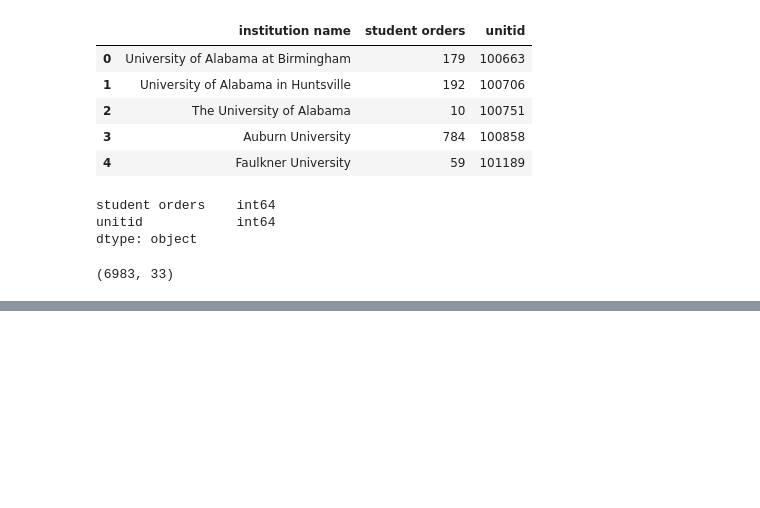
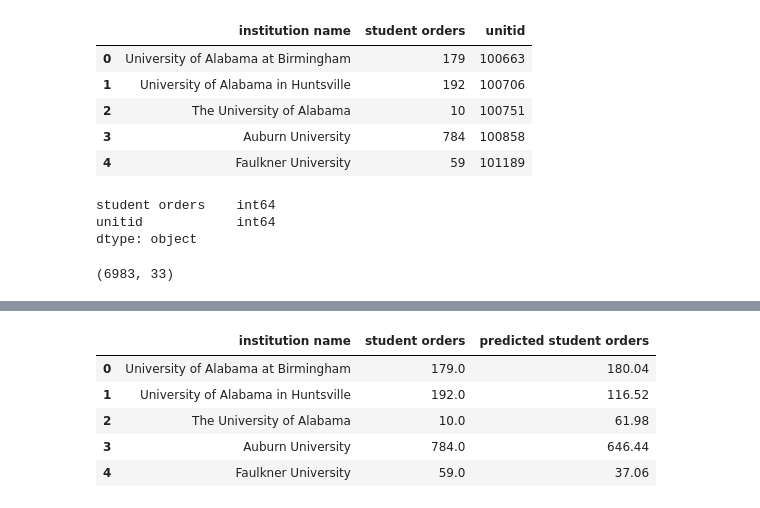
Before and after one commit to KayliBrownstein/data-science-flatworld-sales, a Jupyter notebook: revised_institutions_eda.ipynb, the cells around one changed output, grey strips where cells are left out. Drawn from its saved outputs; the diff is of its cells as text; code cells hidden in the pictures; blank space fills up the shorter version.

```diff
--- a/revised_institutions_eda.ipynb
+++ b/revised_institutions_eda.ipynb
@@ -1438,0 +1673,11 @@ ipeds_institutions_predictions.head()
+# %%
+ipeds_institutions_predictions_final = ipeds_institutions_predictions[['institution name', 'student orders', 'predicted student orders']]
+# %%
+ipeds_institutions_predictions_final.head()
+# %% [output]
+|  | institution name | student orders | predicted student orders |
+| 0 | University of Alabama at Birmingham | 179.0 | 180.04 |
+| 1 | University of Alabama in Huntsville | 192.0 | 116.52 |
+| 2 | The University of Alabama | 10.0 | 61.98 |
+| 3 | Auburn University | 784.0 | 646.44 |
+| 4 | Faulkner University | 59.0 | 37.06 |
```
Also changed, not shown: parts of 25 cells of this notebook.
